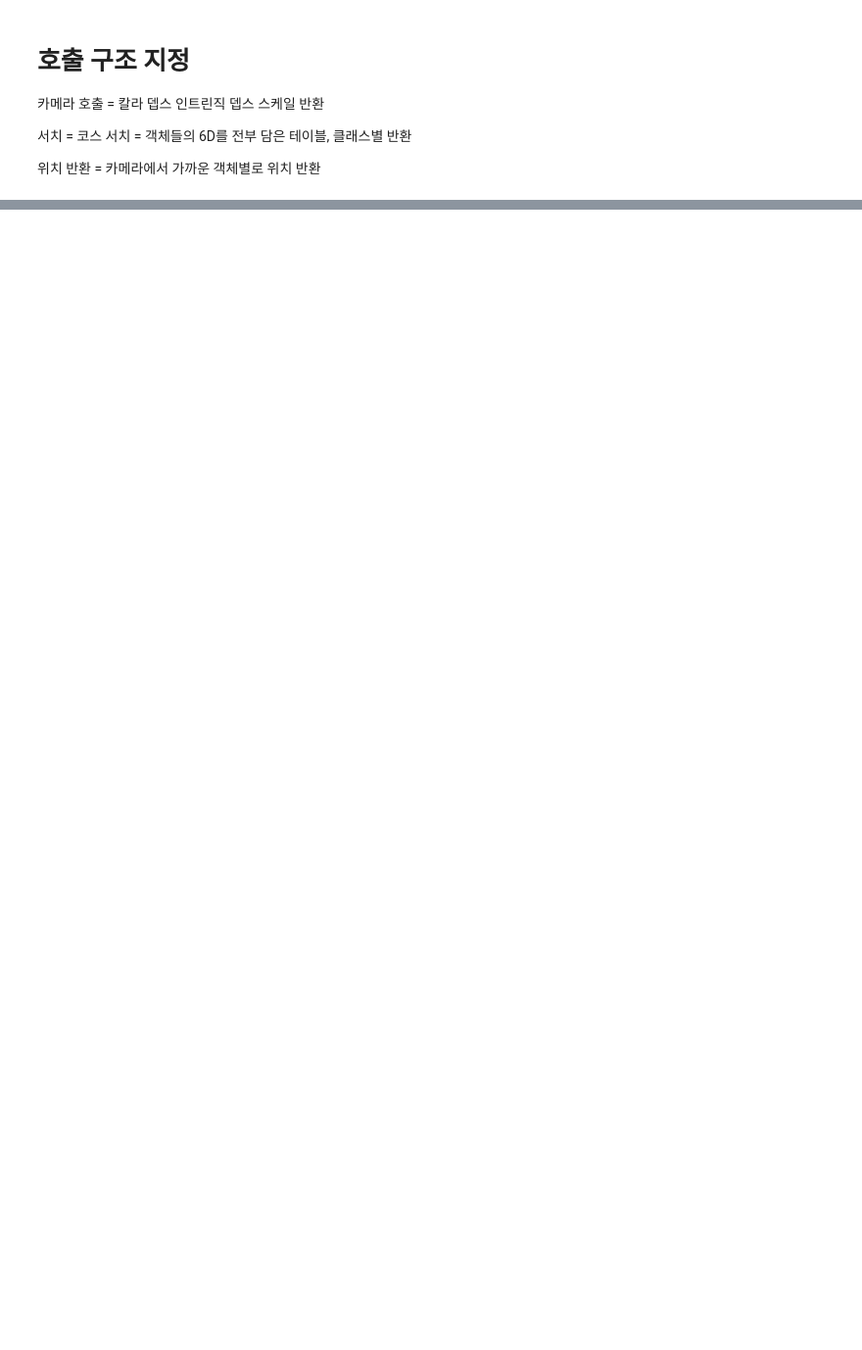
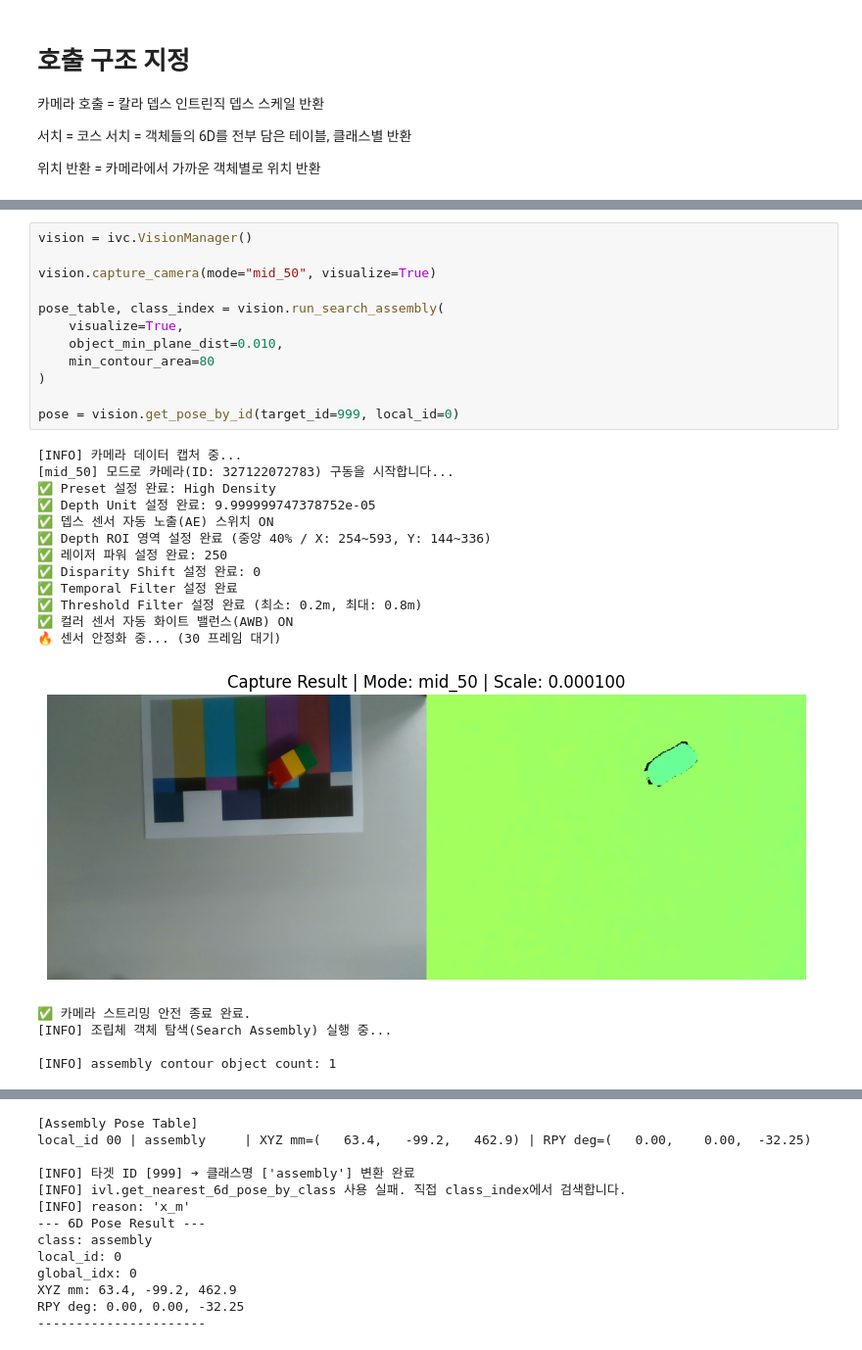
Before and after one commit to engineer0914/pointcloud_test, a Jupyter notebook: INUVision_calling_set.ipynb, the cells around one changed output, grey strips where cells are left out. Shown at 98% size. Drawn from its saved outputs; the diff is of its cells as text; blank space fills up the shorter version.

```diff
--- a/INUVision_calling_set.ipynb
+++ b/INUVision_calling_set.ipynb
@@ -106,0 +91,30 @@ RPY deg: -179.29, 0.93, 44.90
+# %%
+vision = ivc.VisionManager()
+
+vision.capture_camera(mode="mid_50", visualize=True)
+
+pose_table, class_index = vision.run_search_assembly(
+    visualize=True,
+    object_min_plane_dist=0.010,
+    min_contour_area=80
+)
+
+pose = vision.get_pose_by_id(target_id=999, local_id=0)
+# %% [output]
+[INFO] 카메라 데이터 캡처 중...
+[mid_50] 모드로 카메라(ID: 327122072783) 구동을 시작합니다...
+✅ Preset 설정 완료: High Density
+✅ Depth Unit 설정 완료: 9.999999747378752e-05
+✅ 뎁스 센서 자동 노출(AE) 스위치 ON
+✅ Depth ROI 영역 설정 완료 (중앙 40% / X: 254~593, Y: 144~336)
+✅ 레이저 파워 설정 완료: 250
+✅ Disparity Shift 설정 완료: 0
+✅ Temporal Filter 설정 완료
+✅ Threshold Filter 설정 완료 (최소: 0.2m, 최대: 0.8m)
+✅ 컬러 센서 자동 화이트 밸런스(AWB) ON
+🔥 센서 안정화 중... (30 프레임 대기)
+[figure, added]
+✅ 카메라 스트리밍 안전 종료 완료.
+[INFO] 조립체 객체 탐색(Search Assembly) 실행 중...
+
+[INFO] assembly contour object count: 1
@@ -106,0 +125,13 @@ RPY deg: -179.29, 0.93, 44.90
+[Assembly Pose Table]
+local_id 00 | assembly     | XYZ mm=(   63.4,   -99.2,   462.9) | RPY deg=(   0.00,    0.00,  -32.25)
+
+[INFO] 타겟 ID [999] ➔ 클래스명 ['assembly'] 변환 완료
+[INFO] ivl.get_nearest_6d_pose_by_class 사용 실패. 직접 class_index에서 검색합니다.
+[INFO] reason: 'x_m'
+--- 6D Pose Result ---
+class: assembly
+local_id: 0
+global_idx: 0
+XYZ mm: 63.4, -99.2, 462.9
+RPY deg: 0.00, 0.00, -32.25
+----------------------
```
Also changed, not shown: parts of 4 cells of this notebook, 4 other files.
